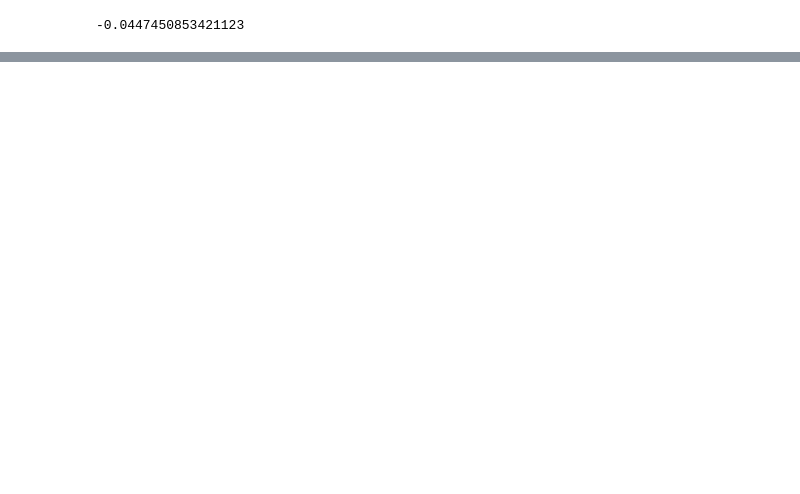
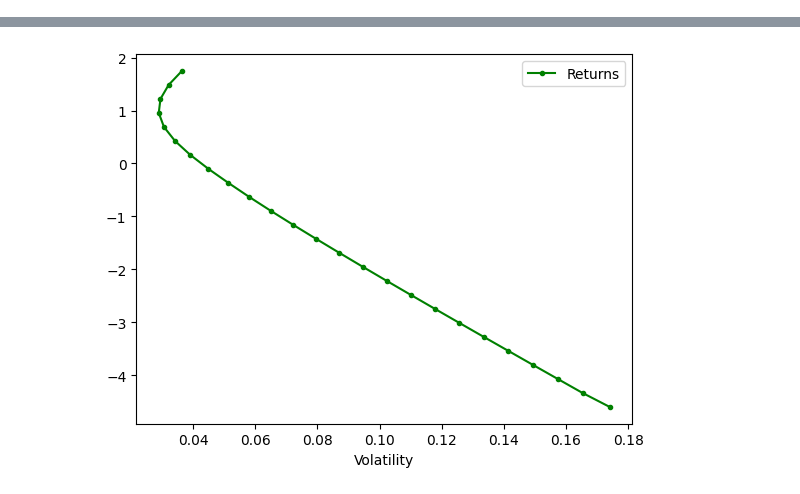
Before and after one commit to jlopes3/MF703_Project, a Jupyter notebook: UnitTesting/PortfolioTesting.ipynb, the cells around one changed output, grey strips where cells are left out. Drawn from its saved outputs; the diff is of its cells as text; code cells hidden in the pictures; blank space fills up the shorter version.

Commit message:
tested some portfolios

```diff
--- a/UnitTesting/PortfolioTesting.ipynb
+++ b/UnitTesting/PortfolioTesting.ipynb
@@ -43,8 +11,66 @@ CL1 CL1 Log Return       0.026853       0.010917      -0.000061       0.209896
-# %%
-futureCL1 = Future("CL1")
-etfAQMIX = ETF("AQMIX")
-portfolio2 = Portfolio([futureCL1], rf=0.041, future_benchmark=etfAQMIX)
-portfolio2.filter(startDate="2010-01-01", endDate="2020-12-31")
-print(portfolio2.historical_annualized_log_return(np.array(1)))
-# %% [output]
--0.0447450853421123
+# %%
+def get_risk_free_rate(dateString):
+    df = pd.read_csv("../Data/TreasuryData/Cleaned-Data/cleaned_treasury_data.csv")
+    df.rename(columns={'Unnamed: 0': 'Date'}, inplace=True)
+    df['Date'] = pd.to_datetime(df['Date'])
+    df.set_index('Date', inplace=True)
+    halfYear = df["1 Mo"].to_frame()
+    rf = halfYear.loc[dateString, '1 Mo']
+    return rf
+
+
+etfBND = ETF("BND")
+etfDBC = ETF("DBC")
+etfGLD = ETF("GLD")
+etfQQQ = ETF("QQQ")
+etfSPY = ETF("SPY")
+etfXLB = ETF("XLB")
+etfXLE = ETF("XLE")
+etfXLF = ETF("XLF")
+etfXLI = ETF("XLI")
+etfXLK = ETF("XLK")
+etfXLP = ETF("XLP")
+etfXLU = ETF("XLU")
+etfXLV = ETF("XLV")
+etfXLY = ETF("XLY")
+futureCL1 = Future("CL1")
+futureDX1 = Future("DX1")
+futureES1 = Future("ES1")
+futureFF1 = Future("FF1")
+# Skipped FF4
+futureGC1 = Future("GC1")
+futureNG1 = Future("NG1")
+futureSI1 = Future("SI1")
+treasurySixMonth = Treasury("0.5")
+treasuryOneYear = Treasury("1.0")
+treasuryTwoYear = Treasury("2.0")
+treasuryThreeYear = Treasury("3.0")
+treasuryFiveYear = Treasury("5.0")
+treasurySevenYear = Treasury("7.0")
+treasuryTenYear = Treasury("10.0")
+treasuryThirtyYear = Treasury("30.0")
+all_assets = [
+    etfBND, etfDBC, etfGLD, etfQQQ, etfSPY, etfXLB, etfXLE, etfXLF, etfXLI,
+    etfXLK, etfXLP, etfXLU, etfXLV, etfXLY,
+    futureCL1, futureDX1, futureES1, futureFF1, futureGC1, futureNG1, futureSI1,
+    treasurySixMonth, treasuryOneYear, treasuryTwoYear, treasuryThreeYear,
+    treasuryFiveYear, treasurySevenYear, treasuryTenYear, treasuryThirtyYear
+]
+subset = [
+    etfGLD, etfSPY, etfXLE, etfXLY,
+    futureCL1, futureGC1, futureES1, futureNG1, treasuryTwoYear,
+    treasuryFiveYear, treasuryTenYear, treasuryThirtyYear
+]
+
+portfolio1 = Portfolio(subset, rf=get_risk_free_rate("2007-04-11"), equity_benchmark=etfSPY, future_benchmark=etfDBC, treasury_benchmark=treasurySixMonth)
+portfolio1.plot_ef(n_points=25)
+max_sharpe_ratio, ret, vol, weights = portfolio1.max_sharpe_portfolio(n_points=5)
+print("Max sharpe ratio: " + str(max_sharpe_ratio))
+print("Max sharpe ratio portfolio annualized log return: " + str(ret))
+print("Max sharpe ratio portfolio annualized volatility of log returns: " + str(vol))
+print("Max sharpe ratio portfolio weights: " + str(weights))
+print()
+print(portfolio1.annualized_covariance_matrix())
+print()
+print(portfolio1.annualized_portfolio_vol(weights))
+# %% [output]
@@ -50,0 +94 @@ print(portfolio2.historical_annualized_log_return(np.array(1)))
+[figure, added]
```
Also changed, not shown: parts of 4 cells of this notebook, 16 other files.
